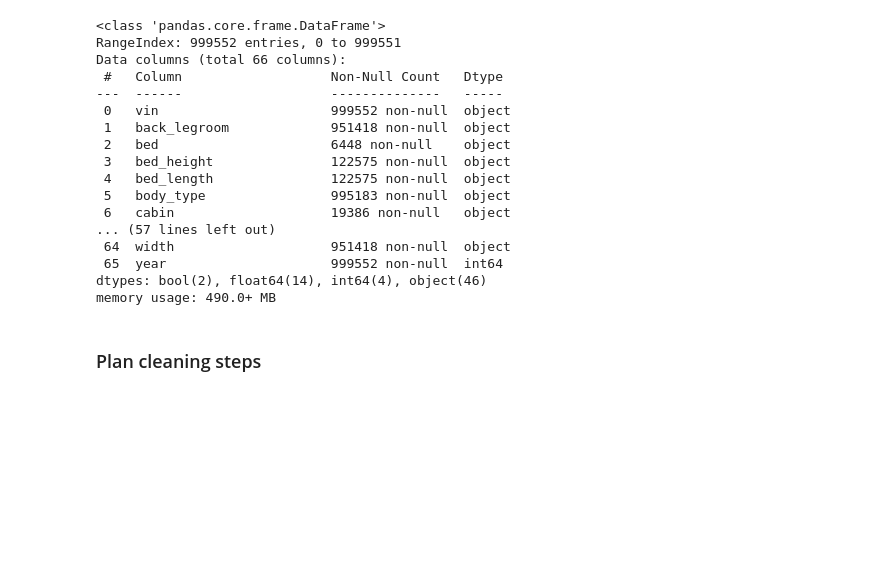
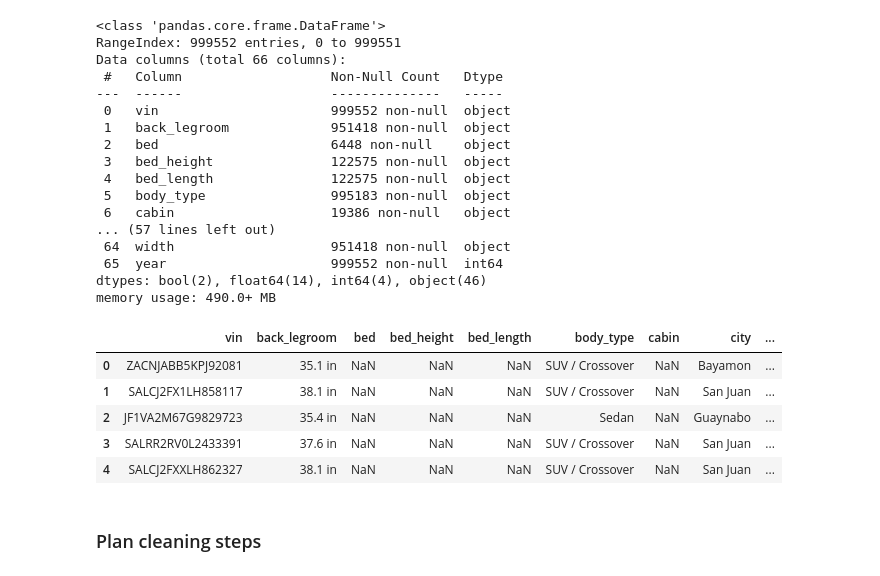
Before and after one commit to felix-olivier/used-cars-project, a Jupyter notebook: Notebooks/Preprocessing Felix.ipynb, the cells around one changed output. Saved outputs shown, nothing was run; the diff lists cells and outputs as text; code cells hidden in the pictures; blank space fills up the shorter version.

```diff
--- a/Notebooks/Preprocessing Felix.ipynb
+++ b/Notebooks/Preprocessing Felix.ipynb
@@ -39,6 +39,15 @@ Data columns (total 66 columns):
  65  year                     999552 non-null  int64
 dtypes: bool(2), float64(14), int64(4), object(46)
 memory usage: 490.0+ MB
+# %%
+df.head()
+# %% [output]
+|  | vin | back_legroom | bed | bed_height | bed_length | body_type | cabin | city | ... |
+| 0 | ZACNJABB5KPJ92081 | 35.1 in | NaN | NaN | NaN | SUV / Crossover | NaN | Bayamon | ... |
+| 1 | SALCJ2FX1LH858117 | 38.1 in | NaN | NaN | NaN | SUV / Crossover | NaN | San Juan | ... |
+| 2 | JF1VA2M67G9829723 | 35.4 in | NaN | NaN | NaN | Sedan | NaN | Guaynabo | ... |
+| 3 | SALRR2RV0L2433391 | 37.6 in | NaN | NaN | NaN | SUV / Crossover | NaN | San Juan | ... |
+| 4 | SALCJ2FXXLH862327 | 38.1 in | NaN | NaN | NaN | SUV / Crossover | NaN | San Juan | ... |
 # %% [markdown]
 ### Plan cleaning steps
 # %%
```
Also changed, not shown: parts of 14 cells of this notebook.
